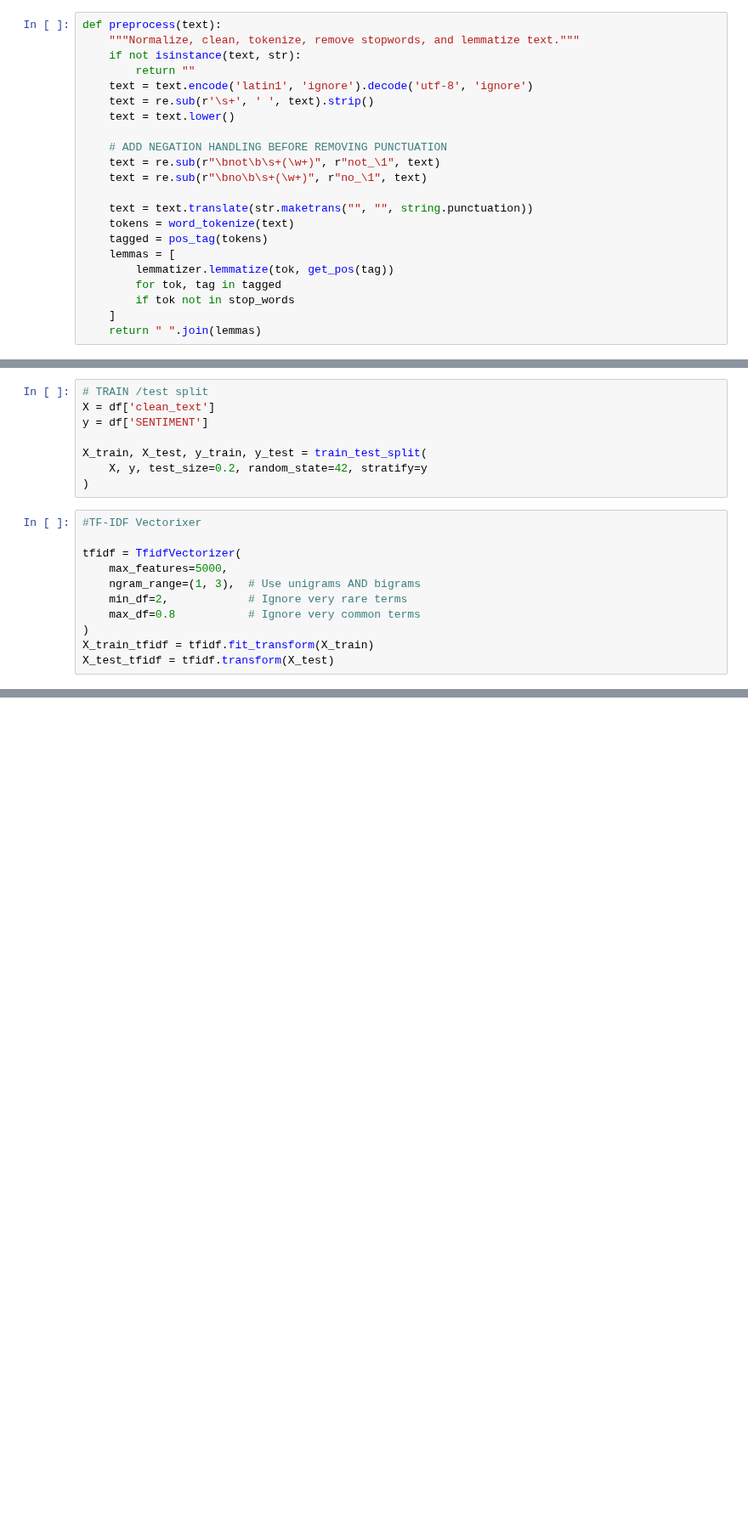
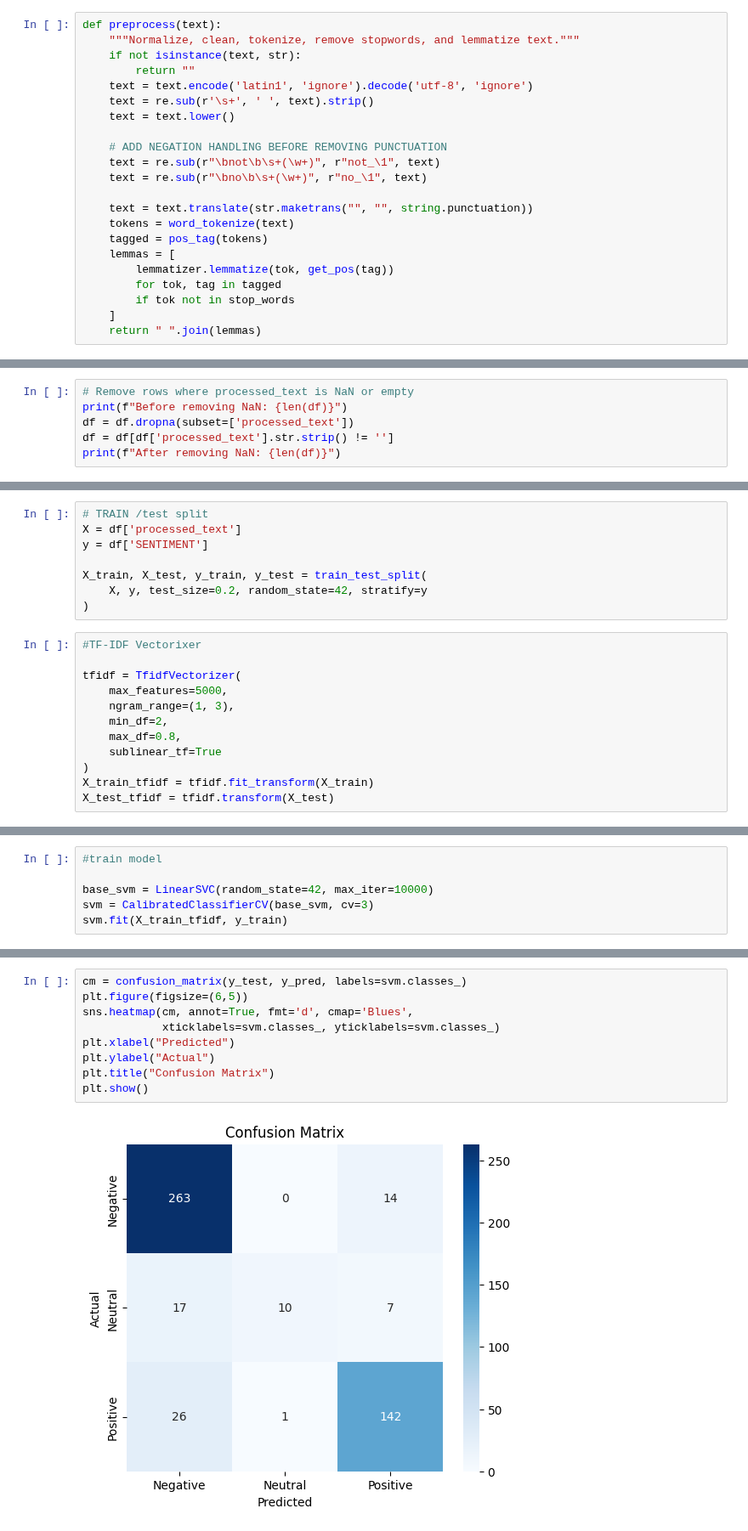
Before and after one commit to frhizzah/mahb-sentiment-analyzer, a Jupyter notebook: train_predict.ipynb, the cells around one changed output, grey strips where cells are left out. Shown at 85% size. Cells and saved outputs as stored; diff of their text form; blank space fills up the shorter version.

```diff
--- a/train_predict.ipynb
+++ b/train_predict.ipynb
@@ -83,0 +100,6 @@ df['clean_text'] = df['TEXT'].apply(preprocess)
+# %%
+# Remove rows where processed_text is NaN or empty
+print(f"Before removing NaN: {len(df)}")
+df = df.dropna(subset=['processed_text'])
+df = df[df['processed_text'].str.strip() != '']
+print(f"After removing NaN: {len(df)}")
@@ -84,6 +120,6 @@ df['clean_text'] = df['TEXT'].apply(preprocess)
 # %%
 # TRAIN /test split
-X = df['clean_text']
+X = df['processed_text']
 y = df['SENTIMENT']
 
 X_train, X_test, y_train, y_test = train_test_split(
@@ -94,9 +130,10 @@ X_train, X_test, y_train, y_test = train_test_split(
 
 tfidf = TfidfVectorizer(
     max_features=5000,
-    ngram_range=(1, 3),  # Use unigrams AND bigrams
-    min_df=2,            # Ignore very rare terms
-    max_df=0.8           # Ignore very common terms
+    ngram_range=(1, 3),
+    min_df=2,
+    max_df=0.8,
+    sublinear_tf=True
 )
 X_train_tfidf = tfidf.fit_transform(X_train)
 X_test_tfidf = tfidf.transform(X_test)
@@ -160,0 +145,6 @@ plt.show()
+# %%
+#train model
+
+base_svm = LinearSVC(random_state=42, max_iter=10000)
+svm = CalibratedClassifierCV(base_svm, cv=3)
+svm.fit(X_train_tfidf, y_train)
@@ -161,3 +179,14 @@ plt.show()
+# %%
+cm = confusion_matrix(y_test, y_pred, labels=svm.classes_)
+plt.figure(figsize=(6,5))
+sns.heatmap(cm, annot=True, fmt='d', cmap='Blues',
+            xticklabels=svm.classes_, yticklabels=svm.classes_)
+plt.xlabel("Predicted")
+plt.ylabel("Actual")
+plt.title("Confusion Matrix")
+plt.show()
+# %% [output]
+[figure, added]
 # %%
 df_unlabeled = pd.read_csv("unlabeled_real_data.csv")
 pred_list = []
```
Also changed, not shown: parts of 17 cells of this notebook, 5 other files.
